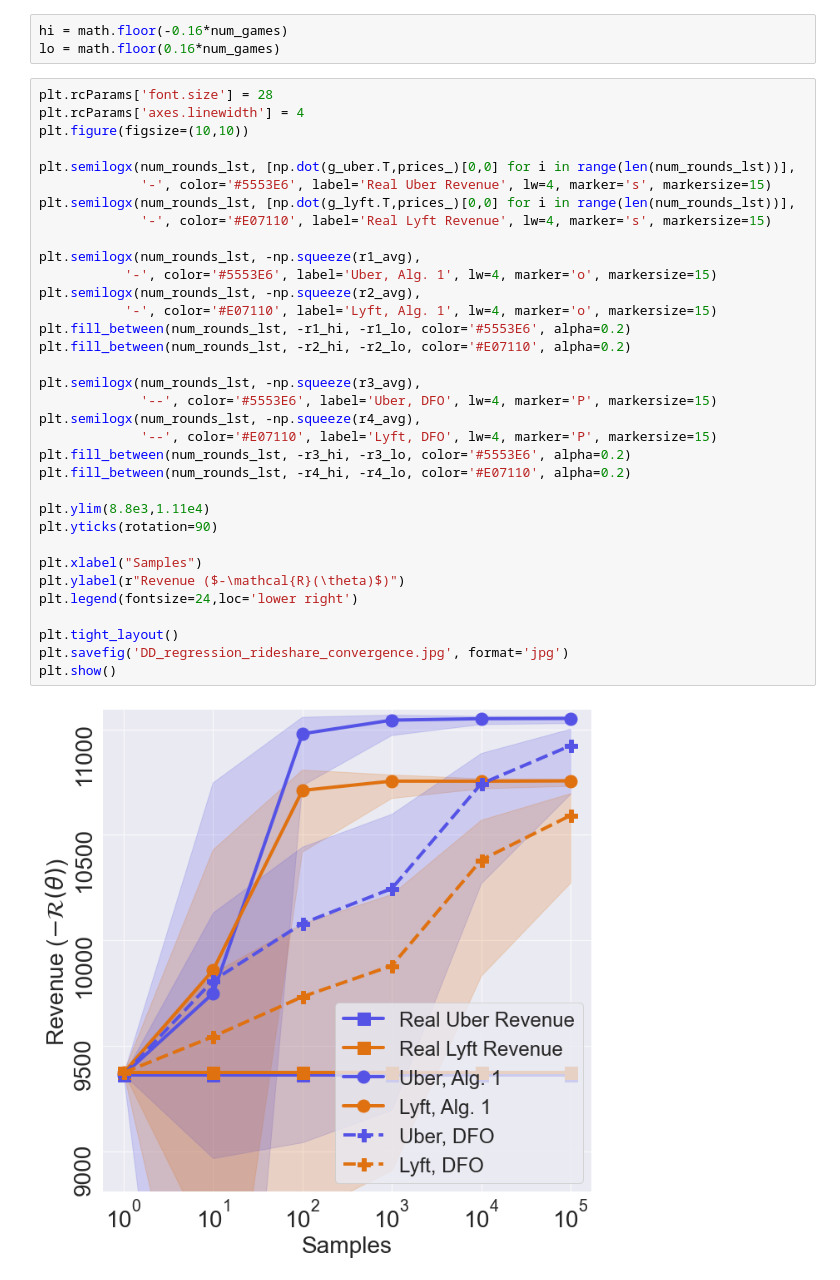
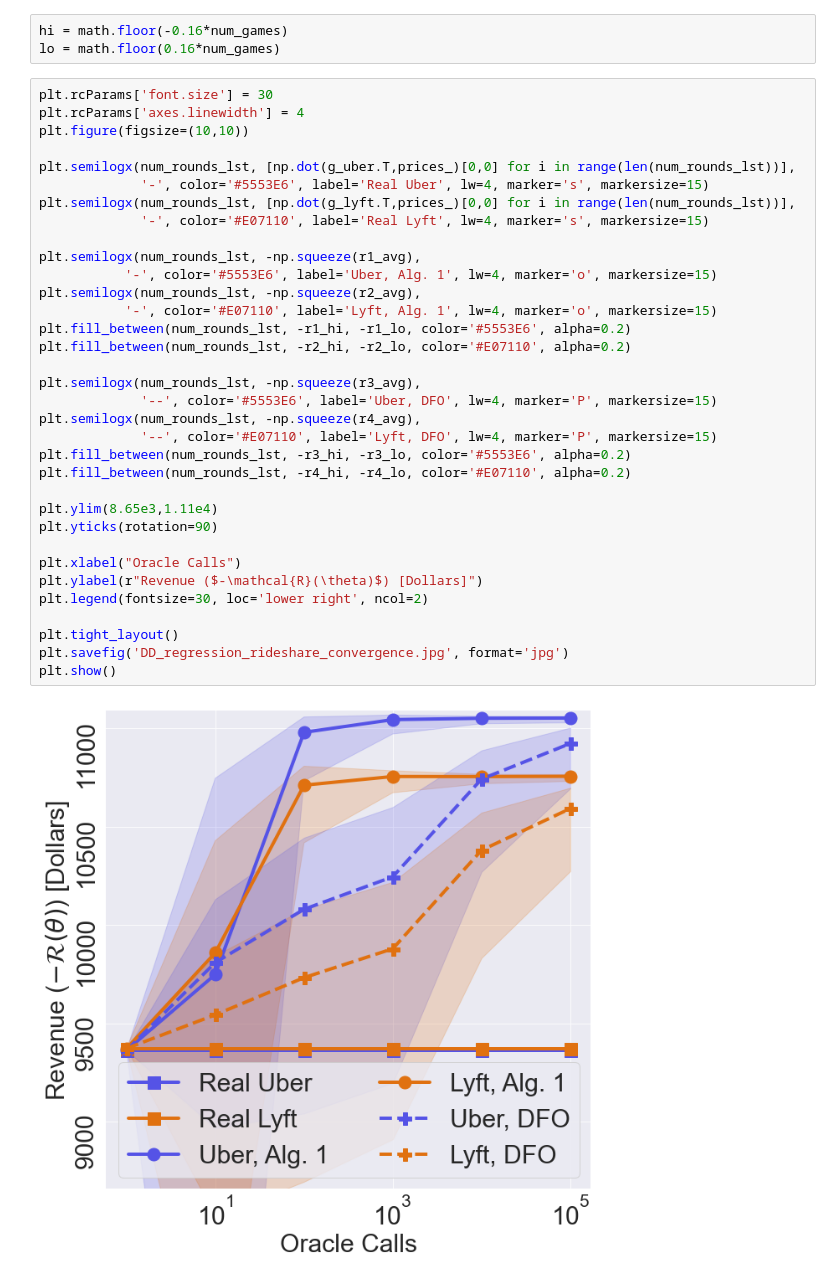
Before and after one commit to evanjfaulkner/DD-Games, a Jupyter notebook: Uber Lyft Simulation/Uber_vs_Lyft_convergence.ipynb, the cells around one changed output. Drawn from its saved outputs; the diff is of its cells as text.

Commit message:
fixed uber convergence plots

```diff
--- a/Uber Lyft Simulation/Uber_vs_Lyft_convergence.ipynb
+++ b/Uber Lyft Simulation/Uber_vs_Lyft_convergence.ipynb
@@ -204,38 +204,38 @@ r4_lo = np.insert(r4_sort[lo],0,base_lyft)
 hi = math.floor(-0.16*num_games)
 lo = math.floor(0.16*num_games)
 # %%
-plt.rcParams['font.size'] = 28
+plt.rcParams['font.size'] = 30
 plt.rcParams['axes.linewidth'] = 4
 plt.figure(figsize=(10,10))
 
 plt.semilogx(num_rounds_lst, [np.dot(g_uber.T,prices_)[0,0] for i in range(len(num_rounds_lst))],
-             '-', color='#5553E6', label='Real Uber Revenue', lw=4, marker='s', markersize=15)
+             '-', color='#5553E6', label='Real Uber', lw=4, marker='s', markersize=15)
 plt.semilogx(num_rounds_lst, [np.dot(g_lyft.T,prices_)[0,0] for i in range(len(num_rounds_lst))],
-             '-', color='#E07110', label='Real Lyft Revenue', lw=4, marker='s', markersize=15)
+             '-', color='#E07110', label='Real Lyft', lw=4, marker='s', markersize=15)
 
 plt.semilogx(num_rounds_lst, -np.squeeze(r1_avg),
            '-', color='#5553E6', label='Uber, Alg. 1', lw=4, marker='o', markersize=15)
 plt.semilogx(num_rounds_lst, -np.squeeze(r2_avg),
            '-', color='#E07110', label='Lyft, Alg. 1', lw=4, marker='o', markersize=15)
 plt.fill_between(num_rounds_lst, -r1_hi, -r1_lo, color='#5553E6', alpha=0.2)
 plt.fill_between(num_rounds_lst, -r2_hi, -r2_lo, color='#E07110', alpha=0.2)
 
 plt.semilogx(num_rounds_lst, -np.squeeze(r3_avg),
              '--', color='#5553E6', label='Uber, DFO', lw=4, marker='P', markersize=15)
 plt.semilogx(num_rounds_lst, -np.squeeze(r4_avg),
              '--', color='#E07110', label='Lyft, DFO', lw=4, marker='P', markersize=15)
 plt.fill_between(num_rounds_lst, -r3_hi, -r3_lo, color='#5553E6', alpha=0.2)
 plt.fill_between(num_rounds_lst, -r4_hi, -r4_lo, color='#E07110', alpha=0.2)
 
-plt.ylim(8.8e3,1.11e4)
+plt.ylim(8.65e3,1.11e4)
 plt.yticks(rotation=90)
 
-plt.xlabel("Samples")
-plt.ylabel(r"Revenue ($-\mathcal{R}(\theta)$)")
-plt.legend(fontsize=24,loc='lower right')
+plt.xlabel("Oracle Calls")
+plt.ylabel(r"Revenue ($-\mathcal{R}(\theta)$) [Dollars]")
+plt.legend(fontsize=30, loc='lower right', ncol=2)
 
 plt.tight_layout()
 plt.savefig('DD_regression_rideshare_convergence.jpg', format='jpg')
 plt.show()
 # %% [output]
-[figure, old version]
+[figure, new version]
```
Also changed, not shown: 3 other files.
